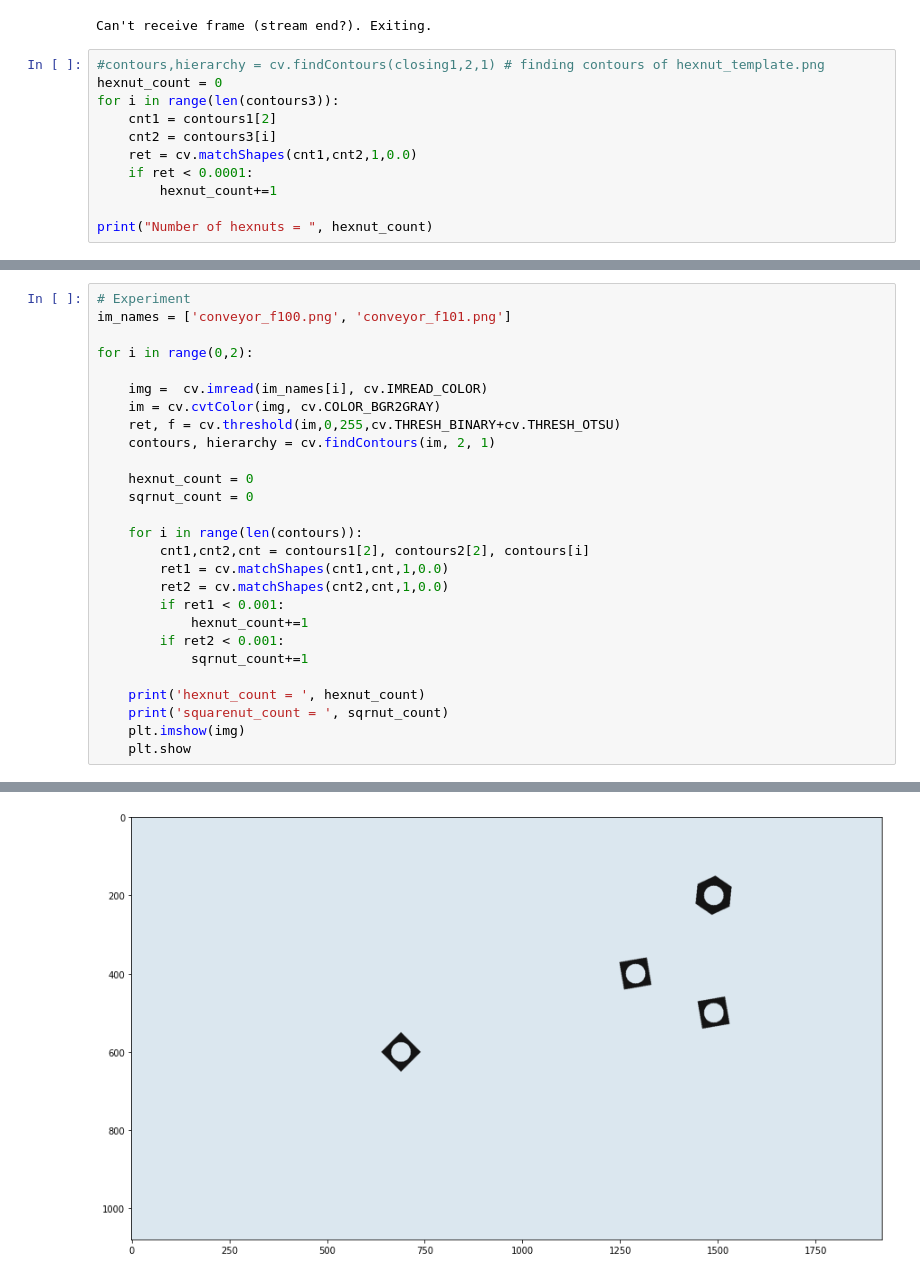
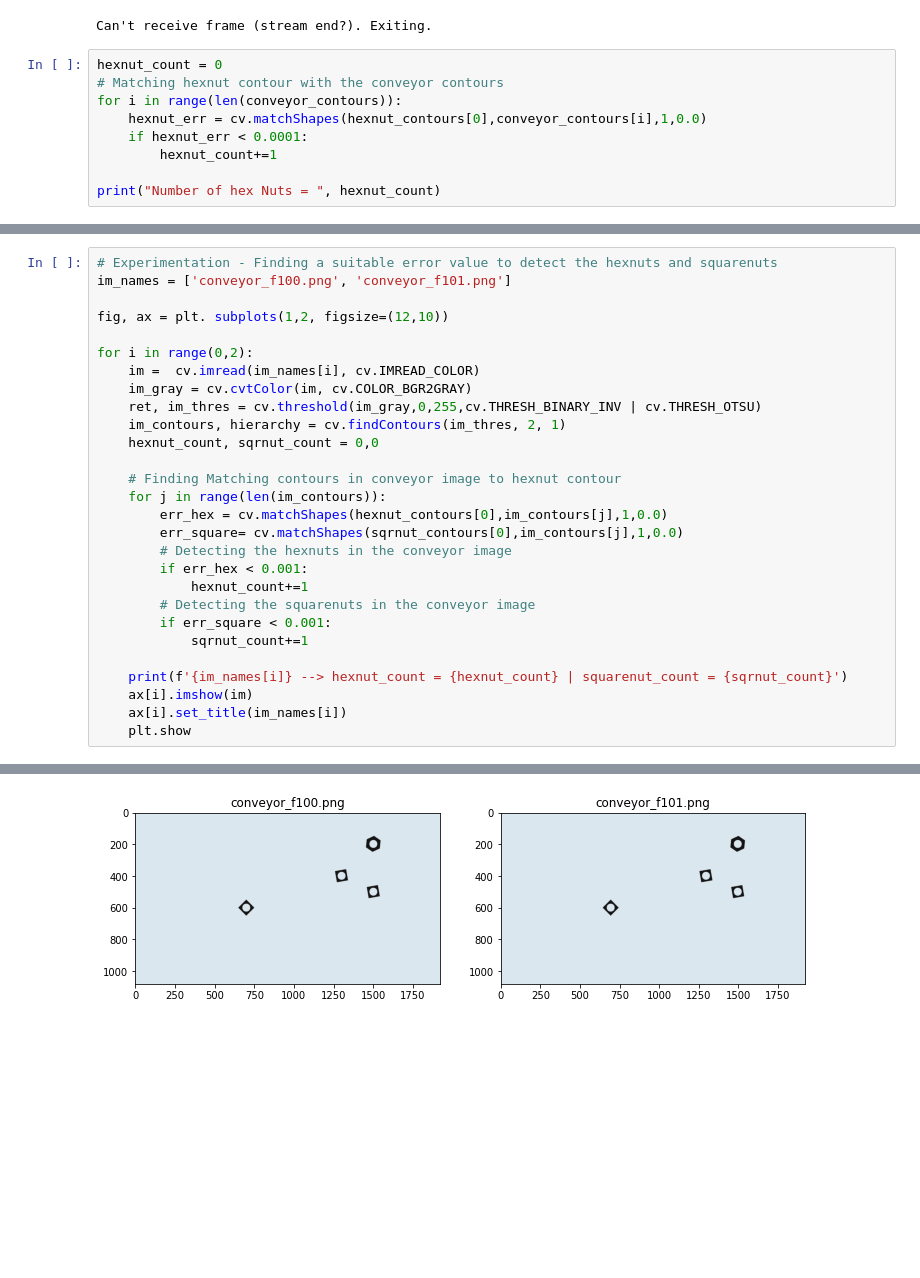
Before and after one commit to SeniruD/EN2550_Exercises, a Jupyter notebook: Assignment_3/190155L_Assignment3.ipynb, the cells around one changed output, grey strips where cells are left out. Saved outputs shown, nothing was run; the diff lists cells and outputs as text; blank space fills up the shorter version.

```diff
--- a/Assignment_3/190155L_Assignment3.ipynb
+++ b/Assignment_3/190155L_Assignment3.ipynb
@@ -183,14 +230,12 @@ cv.destroyAllWindows()
 # %% [output]
 Can't receive frame (stream end?). Exiting.
 # %%
-#contours,hierarchy = cv.findContours(closing1,2,1) # finding contours of hexnut_template.png
 hexnut_count = 0
-for i in range(len(contours3)):
-    cnt1 = contours1[2]
-    cnt2 = contours3[i]
-    ret = cv.matchShapes(cnt1,cnt2,1,0.0)
-    if ret < 0.0001:
+# Matching hexnut contour with the conveyor contours
+for i in range(len(conveyor_contours)):
+    hexnut_err = cv.matchShapes(hexnut_contours[0],conveyor_contours[i],1,0.0)
+    if hexnut_err < 0.0001:
         hexnut_count+=1
 
-print("Number of hexnuts = ", hexnut_count)
+print("Number of hex Nuts = ", hexnut_count)
 # %% [output]
@@ -198,28 +243,29 @@ Number of hexnuts =  1
 # %%
-# Experiment
+# Experimentation - Finding a suitable error value to detect the hexnuts and squarenuts
 im_names = ['conveyor_f100.png', 'conveyor_f101.png']
 
+fig, ax = plt. subplots(1,2, figsize=(12,10))
+
 for i in range(0,2):
+    im =  cv.imread(im_names[i], cv.IMREAD_COLOR)
+    im_gray = cv.cvtColor(im, cv.COLOR_BGR2GRAY)
+    ret, im_thres = cv.threshold(im_gray,0,255,cv.THRESH_BINARY_INV | cv.THRESH_OTSU)
+    im_contours, hierarchy = cv.findContours(im_thres, 2, 1)
+    hexnut_count, sqrnut_count = 0,0
 
-    img =  cv.imread(im_names[i], cv.IMREAD_COLOR)
-    im = cv.cvtColor(img, cv.COLOR_BGR2GRAY)
-    ret, f = cv.threshold(im,0,255,cv.THRESH_BINARY+cv.THRESH_OTSU)
-    contours, hierarchy = cv.findContours(im, 2, 1)
-
-    hexnut_count = 0
-    sqrnut_count = 0
-
-    for i in range(len(contours)):
-        cnt1,cnt2,cnt = contours1[2], contours2[2], contours[i]
-        ret1 = cv.matchShapes(cnt1,cnt,1,0.0)
-        ret2 = cv.matchShapes(cnt2,cnt,1,0.0)
-        if ret1 < 0.001:
+    # Finding Matching contours in conveyor image to hexnut contour
+    for j in range(len(im_contours)):
+        err_hex = cv.matchShapes(hexnut_contours[0],im_contours[j],1,0.0)
+        err_square= cv.matchShapes(sqrnut_contours[0],im_contours[j],1,0.0)
+        # Detecting the hexnuts in the conveyor image
+        if err_hex < 0.001:
             hexnut_count+=1
-        if ret2 < 0.001:
+        # Detecting the squarenuts in the conveyor image
+        if err_square < 0.001:
             sqrnut_count+=1
 
-    print('hexnut_count = ', hexnut_count)
-    print('squarenut_count = ', sqrnut_count)
-    plt.imshow(img)
+    print(f'{im_names[i]} --> hexnut_count = {hexnut_count} | squarenut_count = {sqrnut_count}')
+    ax[i].imshow(im)
+    ax[i].set_title(im_names[i])
     plt.show
 # %% [output]
@@ -230,2 +274,2 @@ squarenut_count =  0
-[figure, old version]
+[figure, new version]
 # %%
```
Also changed, not shown: parts of 18 cells of this notebook.
